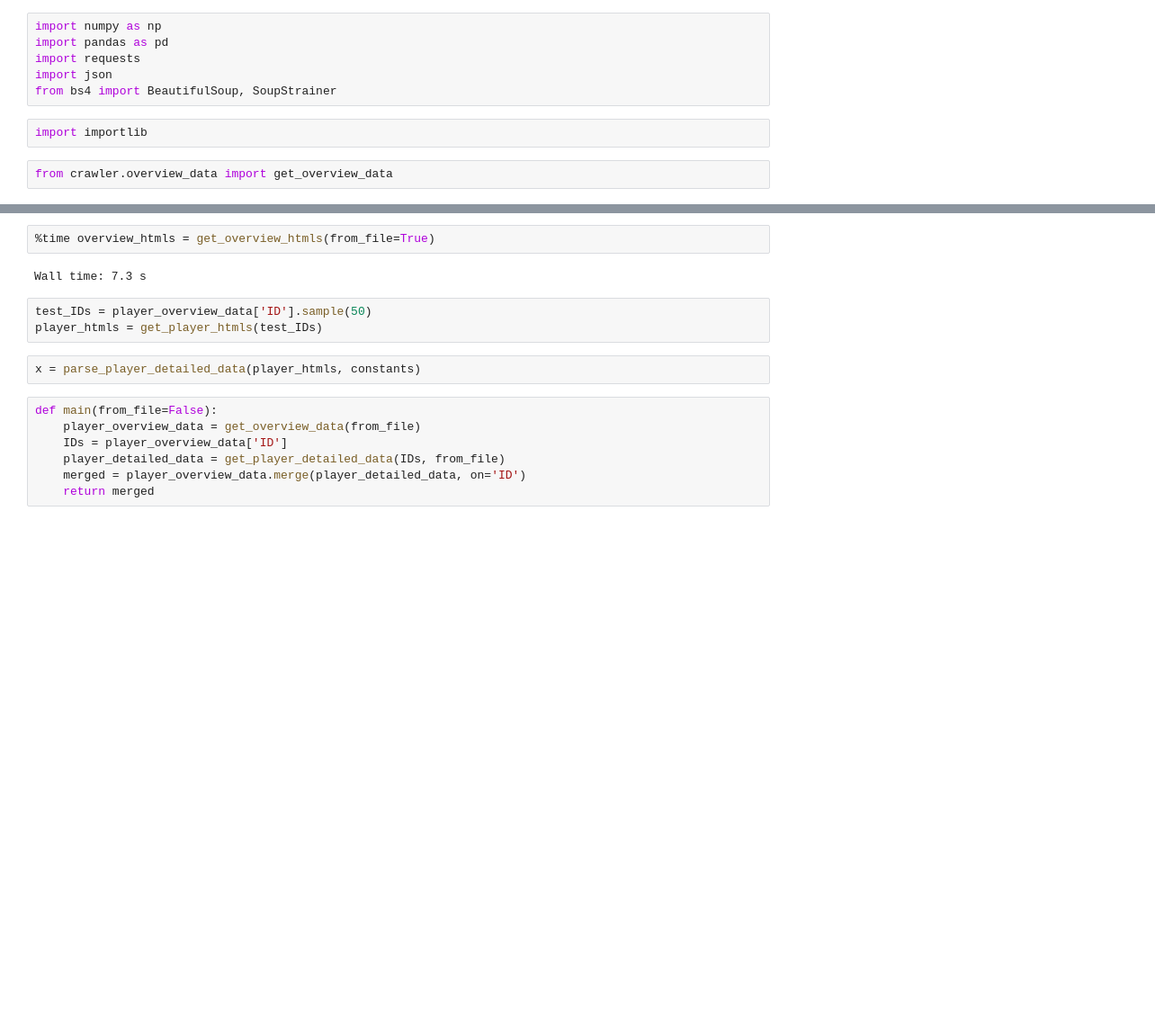
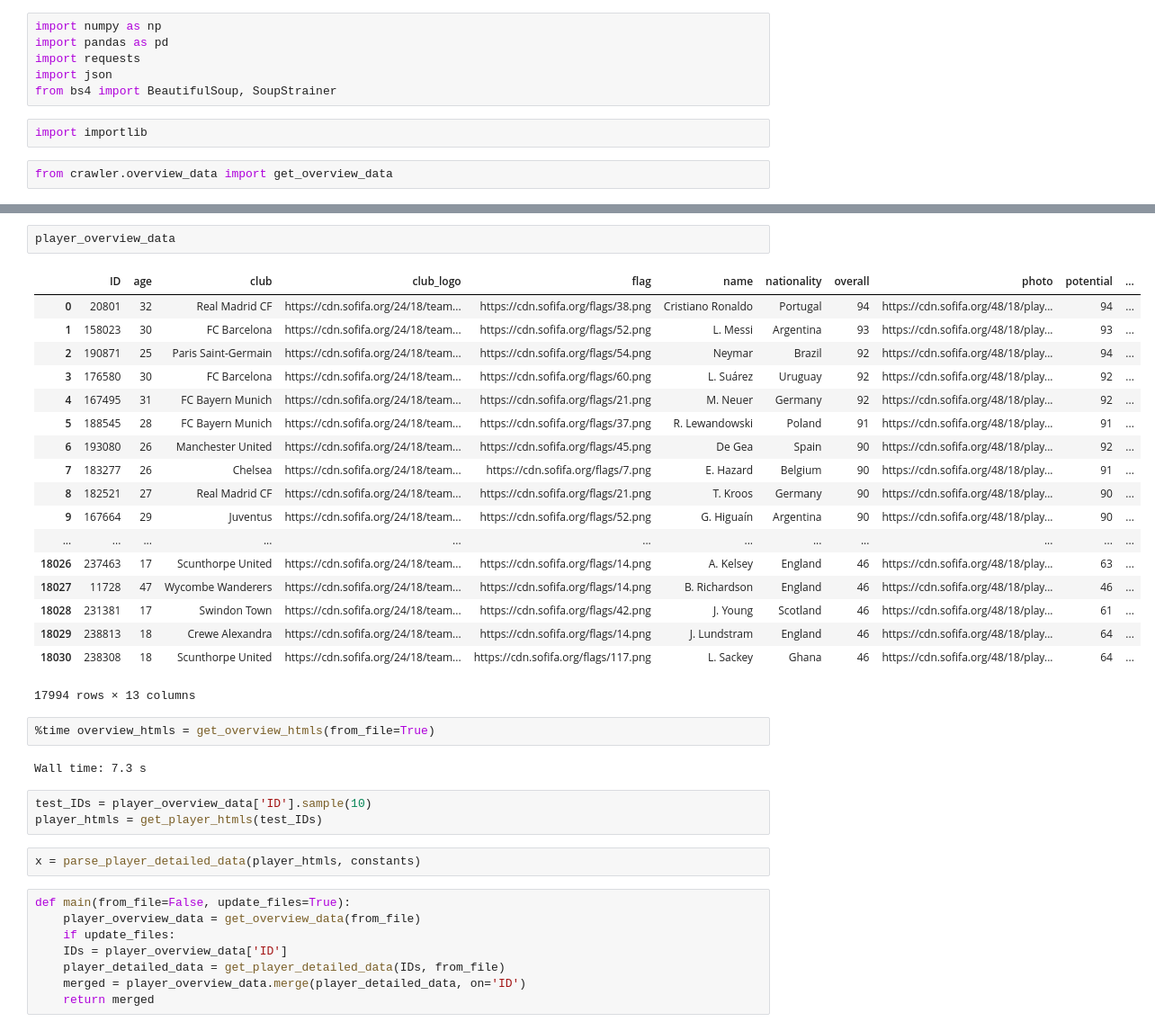
Before and after one commit to kevinheavey/fifa18-even-more-player-data, a Jupyter notebook: crawler.ipynb, the cells around one changed output, grey strips where cells are left out. Shown at 90% size. Saved outputs shown, nothing was run; the diff lists cells and outputs as text; blank space fills up the shorter version.

Commit message:
Add feature to save html in main func

```diff
--- a/crawler.ipynb
+++ b/crawler.ipynb
@@ -15,15 +37,37 @@ Wall time: 33.4 s
+# %%
+player_overview_data
+# %% [output]
+|  | ID | age | club | club_logo | flag | name | nationality | overall | photo | potential | ... |
+| 0 | 20801 | 32 | Real Madrid CF | https://cdn.sofifa.org/24/18/team... | https://cdn.sofifa.org/flags/38.png | Cristiano Ronaldo | Portugal | 94 | https://cdn.sofifa.org/48/18/play... | 94 | ... |
+| 1 | 158023 | 30 | FC Barcelona | https://cdn.sofifa.org/24/18/team... | https://cdn.sofifa.org/flags/52.png | L. Messi | Argentina | 93 | https://cdn.sofifa.org/48/18/play... | 93 | ... |
+| 2 | 190871 | 25 | Paris Saint-Germain | https://cdn.sofifa.org/24/18/team... | https://cdn.sofifa.org/flags/54.png | Neymar | Brazil | 92 | https://cdn.sofifa.org/48/18/play... | 94 | ... |
+| 3 | 176580 | 30 | FC Barcelona | https://cdn.sofifa.org/24/18/team... | https://cdn.sofifa.org/flags/60.png | L. Suárez | Uruguay | 92 | https://cdn.sofifa.org/48/18/play... | 92 | ... |
+| 4 | 167495 | 31 | FC Bayern Munich | https://cdn.sofifa.org/24/18/team... | https://cdn.sofifa.org/flags/21.png | M. Neuer | Germany | 92 | https://cdn.sofifa.org/48/18/play... | 92 | ... |
+| 5 | 188545 | 28 | FC Bayern Munich | https://cdn.sofifa.org/24/18/team... | https://cdn.sofifa.org/flags/37.png | R. Lewandowski | Poland | 91 | https://cdn.sofifa.org/48/18/play... | 91 | ... |
+| 6 | 193080 | 26 | Manchester United | https://cdn.sofifa.org/24/18/team... | https://cdn.sofifa.org/flags/45.png | De Gea | Spain | 90 | https://cdn.sofifa.org/48/18/play... | 92 | ... |
+| 7 | 183277 | 26 | Chelsea | https://cdn.sofifa.org/24/18/team... | https://cdn.sofifa.org/flags/7.png | E. Hazard | Belgium | 90 | https://cdn.sofifa.org/48/18/play... | 91 | ... |
+| 8 | 182521 | 27 | Real Madrid CF | https://cdn.sofifa.org/24/18/team... | https://cdn.sofifa.org/flags/21.png | T. Kroos | Germany | 90 | https://cdn.sofifa.org/48/18/play... | 90 | ... |
+| 9 | 167664 | 29 | Juventus | https://cdn.sofifa.org/24/18/team... | https://cdn.sofifa.org/flags/52.png | G. Higuaín | Argentina | 90 | https://cdn.sofifa.org/48/18/play... | 90 | ... |
+| ... | ... | ... | ... | ... | ... | ... | ... | ... | ... | ... | ... |
+| 18026 | 237463 | 17 | Scunthorpe United | https://cdn.sofifa.org/24/18/team... | https://cdn.sofifa.org/flags/14.png | A. Kelsey | England | 46 | https://cdn.sofifa.org/48/18/play... | 63 | ... |
+| 18027 | 11728 | 47 | Wycombe Wanderers | https://cdn.sofifa.org/24/18/team... | https://cdn.sofifa.org/flags/14.png | B. Richardson | England | 46 | https://cdn.sofifa.org/48/18/play... | 46 | ... |
+| 18028 | 231381 | 17 | Swindon Town | https://cdn.sofifa.org/24/18/team... | https://cdn.sofifa.org/flags/42.png | J. Young | Scotland | 46 | https://cdn.sofifa.org/48/18/play... | 61 | ... |
+| 18029 | 238813 | 18 | Crewe Alexandra | https://cdn.sofifa.org/24/18/team... | https://cdn.sofifa.org/flags/14.png | J. Lundstram | England | 46 | https://cdn.sofifa.org/48/18/play... | 64 | ... |
+| 18030 | 238308 | 18 | Scunthorpe United | https://cdn.sofifa.org/24/18/team... | https://cdn.sofifa.org/flags/117.png | L. Sackey | Ghana | 46 | https://cdn.sofifa.org/48/18/play... | 64 | ... |
+17994 rows × 13 columns
 # %%
 %time overview_htmls = get_overview_htmls(from_file=True)
 # %% [output]
 Wall time: 7.3 s
 # %%
-test_IDs = player_overview_data['ID'].sample(50)
+test_IDs = player_overview_data['ID'].sample(10)
 player_htmls = get_player_htmls(test_IDs)
 # %%
 x = parse_player_detailed_data(player_htmls, constants)
 # %%
-def main(from_file=False):
+def main(from_file=False, update_files=True):
     player_overview_data = get_overview_data(from_file)
+    if update_files:
     IDs = player_overview_data['ID']
     player_detailed_data = get_player_detailed_data(IDs, from_file)
     merged = player_overview_data.merge(player_detailed_data, on='ID')
```
Also changed, not shown: parts of 3 cells of this notebook, 2 other files.
